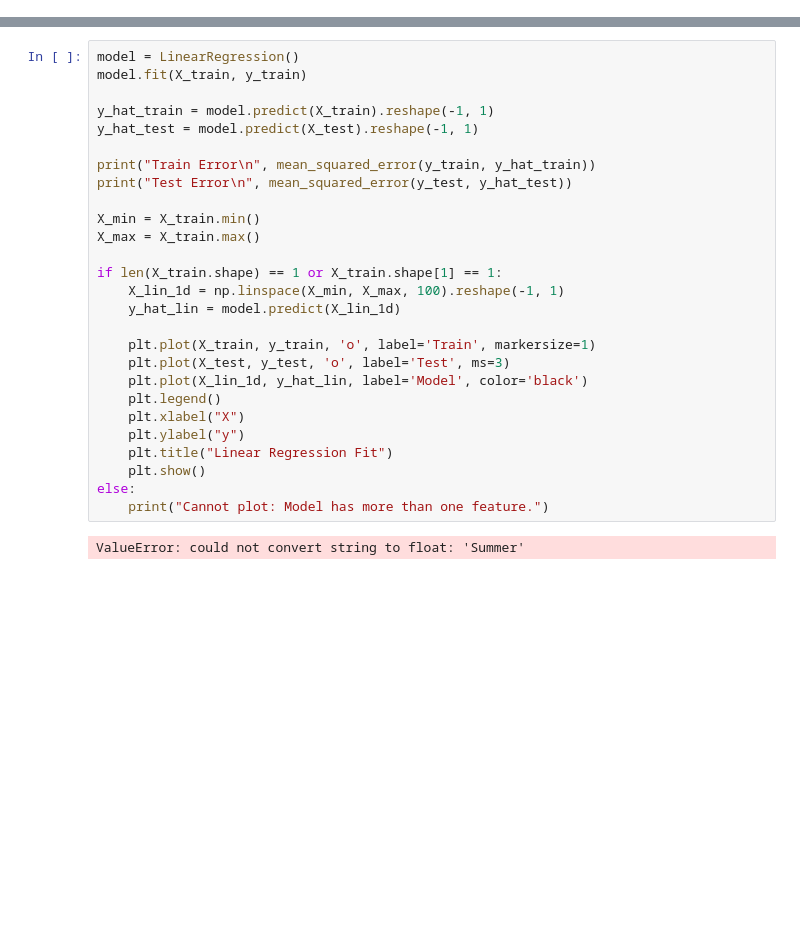
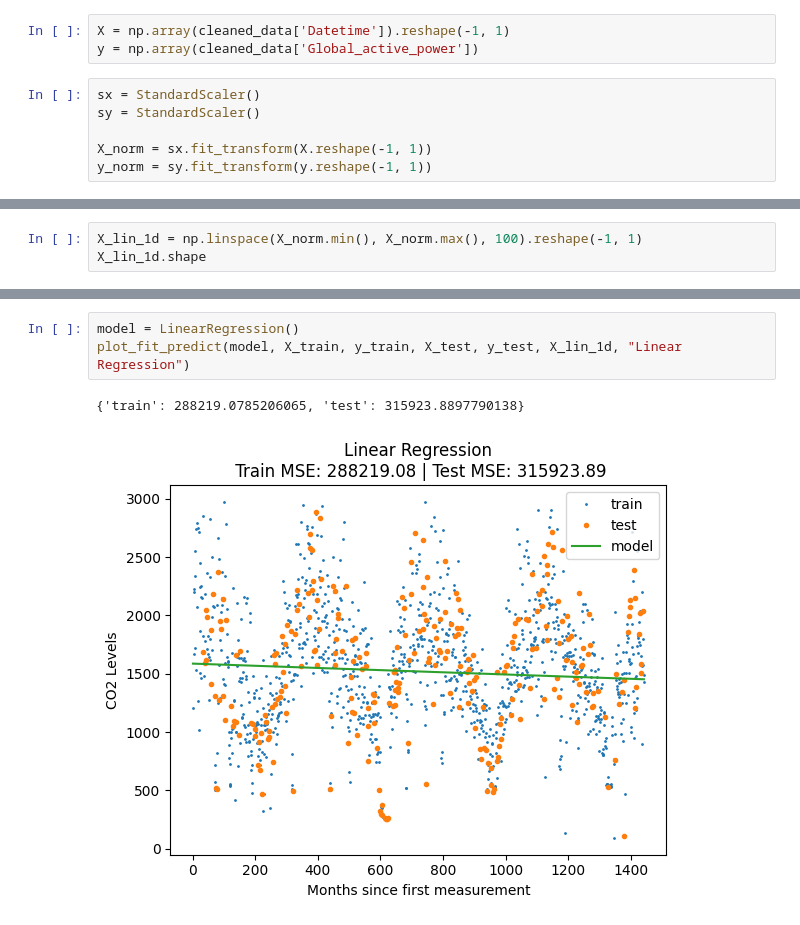
Before and after one commit to yuvraj-rathod-1202/Electricity_Consumption_Predictor, a Jupyter notebook: model_prep.ipynb, the cells around one changed output, grey strips where cells are left out. Cells and saved outputs as stored; diff of their text form; blank space fills up the shorter version.

Commit message:
start modeling

```diff
--- a/model_prep.ipynb
+++ b/model_prep.ipynb
@@ -90,0 +98,9 @@ print(X_train.shape, X_test.shape, y_train.shape, y_test.shape)
+# %%
+X = np.array(cleaned_data['Datetime']).reshape(-1, 1)
+y = np.array(cleaned_data['Global_active_power'])
+# %%
+sx = StandardScaler()
+sy = StandardScaler()
+
+X_norm = sx.fit_transform(X.reshape(-1, 1))
+y_norm = sy.fit_transform(y.reshape(-1, 1))
@@ -90,0 +116,3 @@ print(X_train.shape, X_test.shape, y_train.shape, y_test.shape)
+# %%
+X_lin_1d = np.linspace(X_norm.min(), X_norm.max(), 100).reshape(-1, 1)
+X_lin_1d.shape
@@ -91,29 +154,6 @@ print(X_train.shape, X_test.shape, y_train.shape, y_test.shape)
 # %%
 model = LinearRegression()
-model.fit(X_train, y_train)
-
-y_hat_train = model.predict(X_train).reshape(-1, 1)
-y_hat_test = model.predict(X_test).reshape(-1, 1)
-
-print("Train Error\n", mean_squared_error(y_train, y_hat_train))
-print("Test Error\n", mean_squared_error(y_test, y_hat_test))
-
-X_min = X_train.min()
-X_max = X_train.max()
-
-if len(X_train.shape) == 1 or X_train.shape[1] == 1:
-    X_lin_1d = np.linspace(X_min, X_max, 100).reshape(-1, 1)
-    y_hat_lin = model.predict(X_lin_1d)
-
-    plt.plot(X_train, y_train, 'o', label='Train', markersize=1)
-    plt.plot(X_test, y_test, 'o', label='Test', ms=3)
-    plt.plot(X_lin_1d, y_hat_lin, label='Model', color='black')
-    plt.legend()
-    plt.xlabel("X")
-    plt.ylabel("y")
-    plt.title("Linear Regression Fit")
-    plt.show()
-else:
-    print("Cannot plot: Model has more than one feature.")
+plot_fit_predict(model, X_train, y_train, X_test, y_test, X_lin_1d, "Linear Regression")
 # %% [output]
-ValueError: could not convert string to float: 'Summer'
+{'train': 288219.0785206065, 'test': 315923.8897790138}
+[figure, added]
```
Also changed, not shown: parts of 14 cells of this notebook, 1 other file.
